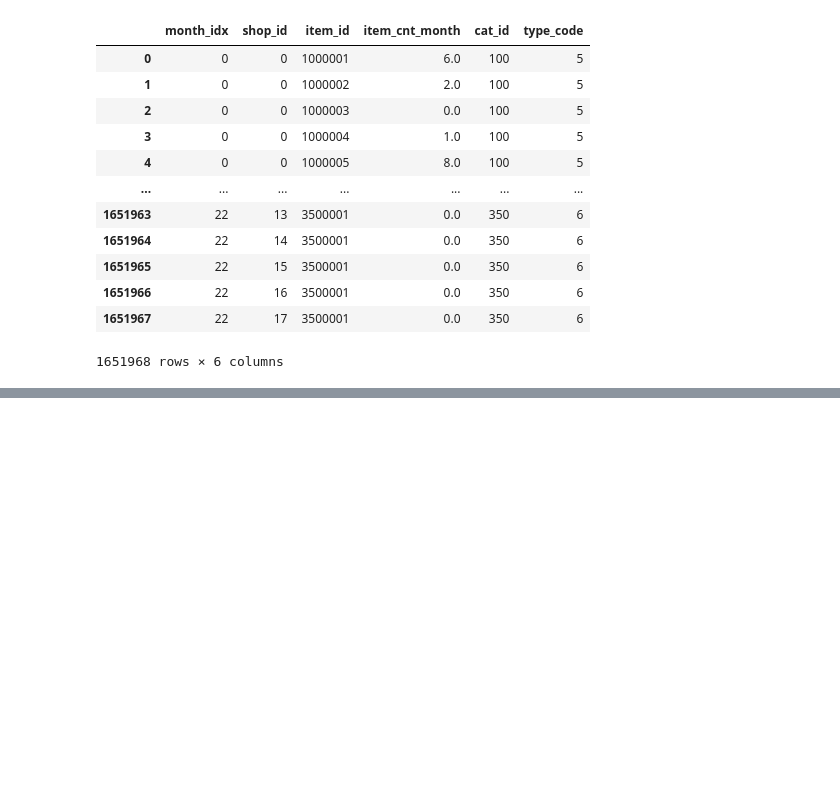
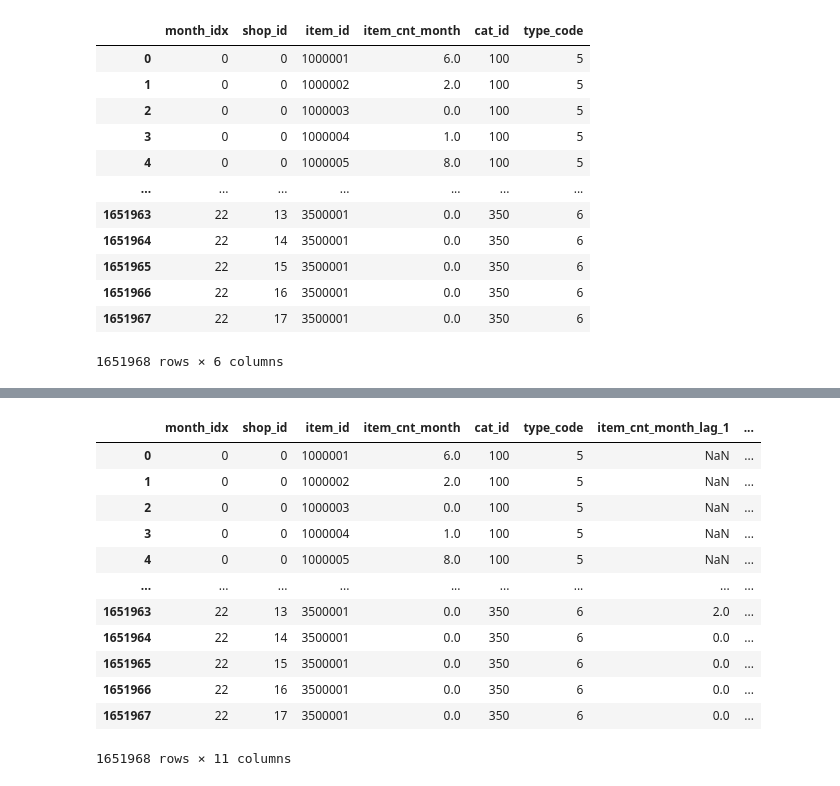
Before and after one commit to ducksfrogs/AIQuest, a Jupyter notebook: jup/pbl01_second.ipynb, the cells around one changed output, grey strips where cells are left out. Saved outputs shown, nothing was run; the diff lists cells and outputs as text; code cells hidden in the pictures; blank space fills up the shorter version.

```diff
--- a/jup/pbl01_second.ipynb
+++ b/jup/pbl01_second.ipynb
@@ -312,0 +316,27 @@ cat_name
+# %%
+def lag_feature(df, lags, col):
+    tmp = df[['month_idx', 'shop_id','item_id', col]]
+    for i in lags:
+        shifted = tmp.copy()
+        shifted.columns = ['month_idx','shop_id', 'item_id', col+'_lag_'+str(i)]
+        shifted['month_idx'] += i
+        df = pd.merge(df, shifted, on=['month_idx','shop_id','item_id'], how='left')
+    return df
+
+matrix = lag_feature(matrix, [1,2,3,6,12], 'item_cnt_month')
+# %%
+matrix
+# %% [output]
+|  | month_idx | shop_id | item_id | item_cnt_month | cat_id | type_code | item_cnt_month_lag_1 | ... |
+| 0 | 0 | 0 | 1000001 | 6.0 | 100 | 5 | NaN | ... |
+| 1 | 0 | 0 | 1000002 | 2.0 | 100 | 5 | NaN | ... |
+| 2 | 0 | 0 | 1000003 | 0.0 | 100 | 5 | NaN | ... |
+| 3 | 0 | 0 | 1000004 | 1.0 | 100 | 5 | NaN | ... |
+| 4 | 0 | 0 | 1000005 | 8.0 | 100 | 5 | NaN | ... |
+| ... | ... | ... | ... | ... | ... | ... | ... | ... |
+| 1651963 | 22 | 13 | 3500001 | 0.0 | 350 | 6 | 2.0 | ... |
+| 1651964 | 22 | 14 | 3500001 | 0.0 | 350 | 6 | 0.0 | ... |
+| 1651965 | 22 | 15 | 3500001 | 0.0 | 350 | 6 | 0.0 | ... |
+| 1651966 | 22 | 16 | 3500001 | 0.0 | 350 | 6 | 0.0 | ... |
+| 1651967 | 22 | 17 | 3500001 | 0.0 | 350 | 6 | 0.0 | ... |
+1651968 rows × 11 columns
```
Also changed, not shown: parts of 3 cells of this notebook, 1 other file.
